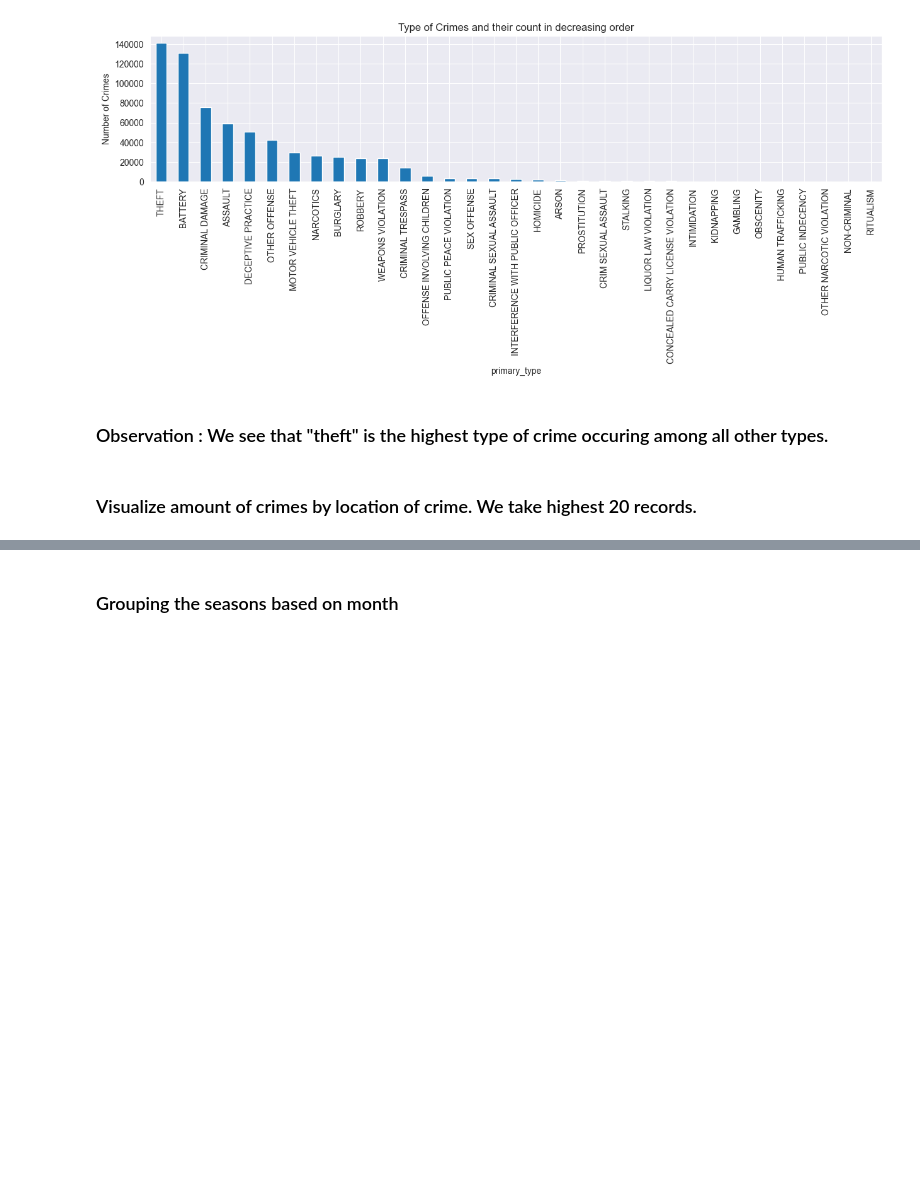
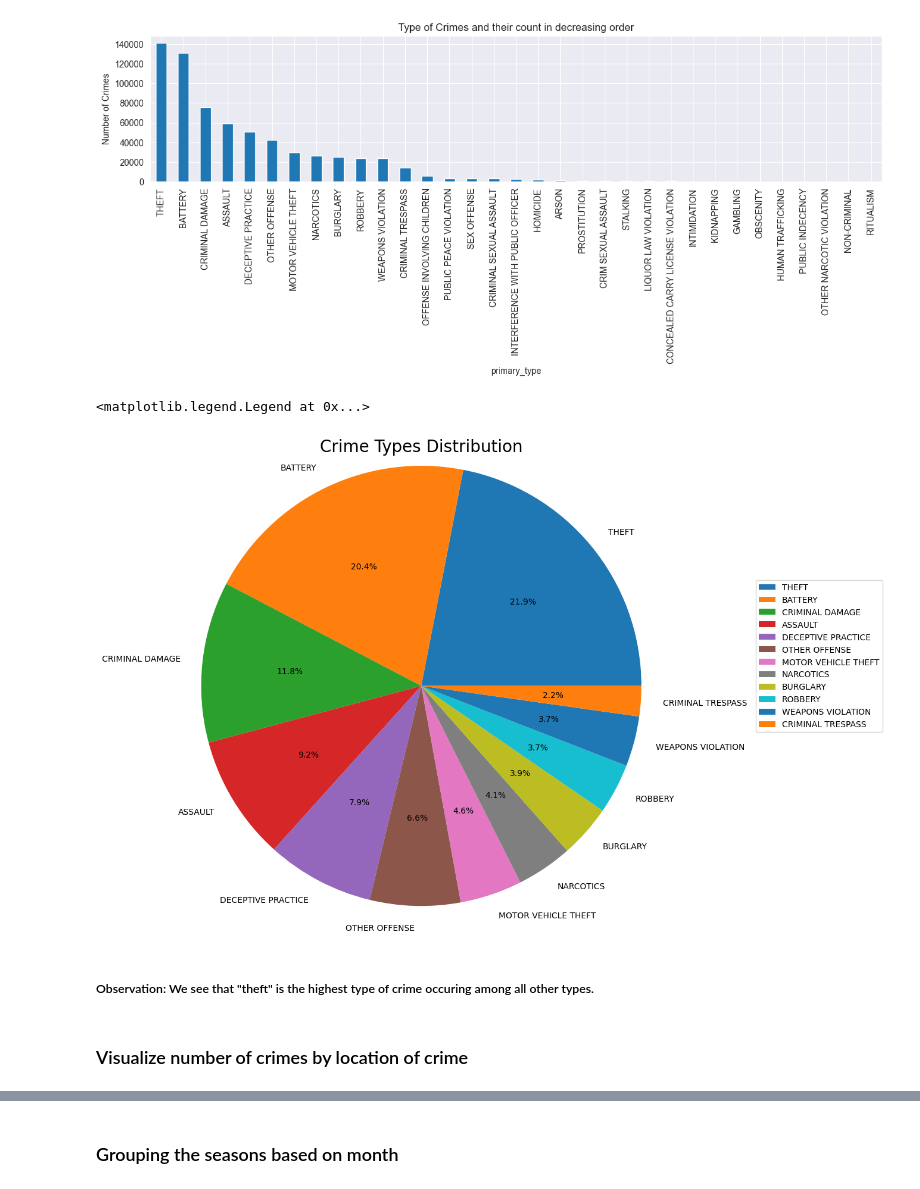
Before and after one commit to CS418/group-project-data-explorers, a Jupyter notebook: crime_prediction_chicago.ipynb, the cells around one changed output, grey strips where cells are left out. Drawn from its saved outputs; the diff is of its cells as text; code cells hidden in the pictures; blank space fills up the shorter version.

Commit message:
feat: addes visualisations for exploratory data analysis

```diff
--- a/crime_prediction_chicago.ipynb
+++ b/crime_prediction_chicago.ipynb
@@ -199,8 +204,15 @@ crimes_df.groupby([crimes_df['primary_type']]).size().sort_values(ascending=Fals
 plt.show()
 # %% [output]
 [figure]
+# %%
+plt.title('Crime Types Distribution', fontsize = 20, pad = 150)
+crimes_data_primary_type_pie = plt.pie(crimes_df['primary_type'].value_counts()[0:12].values,labels=crimes_df['primary_type'].value_counts()[0:12].index,autopct='%1.1f%%',radius=2.5)
+plt.legend(bbox_to_anchor=(2, 1), loc="upper left")
+# %% [output]
+<matplotlib.legend.Legend at 0x...>
+[figure, added]
 # %% [markdown]
-### Observation : We see that "theft" is the highest type of crime occuring among all other types.
+##### Observation: We see that "theft" is the highest type of crime occuring among all other types.
 # %% [markdown]
-### Visualize amount of crimes by location of crime. We take highest 20 records.
+### Visualize number of crimes by location of crime
 # %%
```
Also changed, not shown: parts of 31 cells of this notebook.
